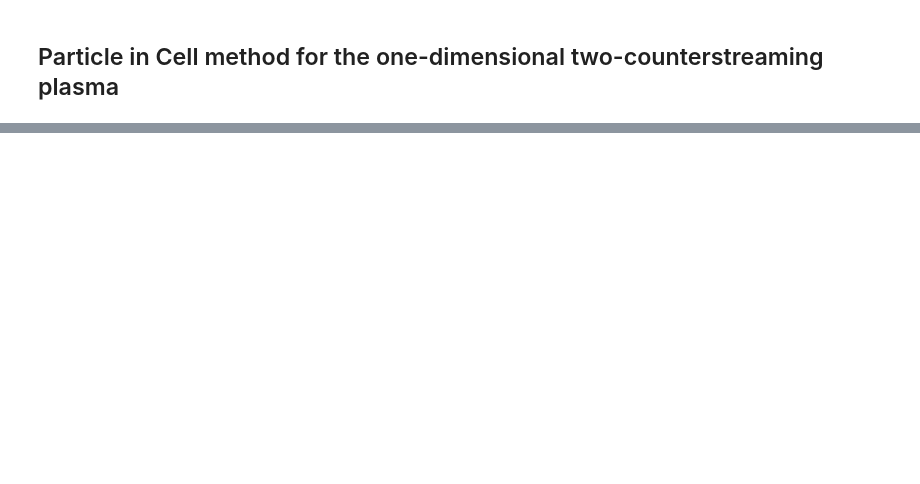
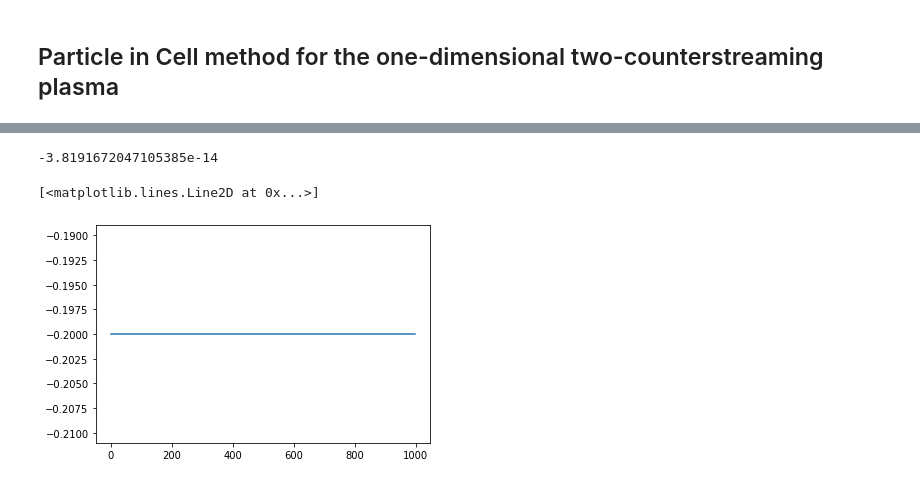
Before and after one commit to ErolBa/Plasma_PIC, a Jupyter notebook: VlasovPIC_1dim2stream.ipynb, the cells around one changed output, grey strips where cells are left out. Drawn from its saved outputs; the diff is of its cells as text; code cells hidden in the pictures; blank space fills up the shorter version.

Commit message:
Testing code, modifiying main loop

```diff
--- a/VlasovPIC_1dim2stream.ipynb
+++ b/VlasovPIC_1dim2stream.ipynb
@@ -153,0 +199,33 @@ twoStreamPICsim(length=1.,
+# %%
+# Testing chargedensities
+length=1.7
+numCells=46
+numParticles=81
+qmRatio=7.8
+numSteps=1000
+initStreamVelocity=0.2
+posPerturb_stddev=0
+velPerturb_stddev=0
+timeStep=0.1
+
+potSolverMatrix = (  np.diag(np.full(numCells,-2.))
+                       + np.diag(np.ones(numCells-1),1)
+                       + np.diag(np.ones(numCells-1),-1))
+cellSize = length / numCells
+fixedChargedDensity = numParticles * qmRatio / numCells
+
+# Decleare and pre-fill with zeros charge densities, potentials, el. fields in cells
+potentials = np.zeros((numSteps, numCells))
+elfields = np.zeros((numSteps, numCells))
+chargedensities = np.full((numSteps, numCells), fixedChargedDensity)
+
+# Decleare and pre-fill particles positions and velocities, and add small perturbations
+positions = np.zeros((numSteps, numParticles))
+positions[0] = np.linspace(0, length, numParticles)
+positions[0] += np.random.randn(numParticles) * posPerturb_stddev
+velocities = np.zeros((numSteps, numParticles))
+velocities[0] = ((np.arange(numParticles)%2)*2-1)*initStreamVelocity
+velocities[0] += np.random.randn(numParticles) * velPerturb_stddev
+
+runSimulation(positions, velocities, potentials, elfields, chargedensities,
+                  length, timeStep, cellSize, qmRatio, numSteps, numCells, numParticles)
@@ -153,0 +234,9 @@ twoStreamPICsim(length=1.,
+# %%
+print(np.sum(chargedensities[321]))
+# %% [output]
+-3.8191672047105385e-14
+# %%
+plt.plot(np.sum(velocities, axis=1)[:-1])
+# %% [output]
+[<matplotlib.lines.Line2D at 0x...>]
+[figure, added]
```
Also changed, not shown: parts of 18 cells of this notebook.
